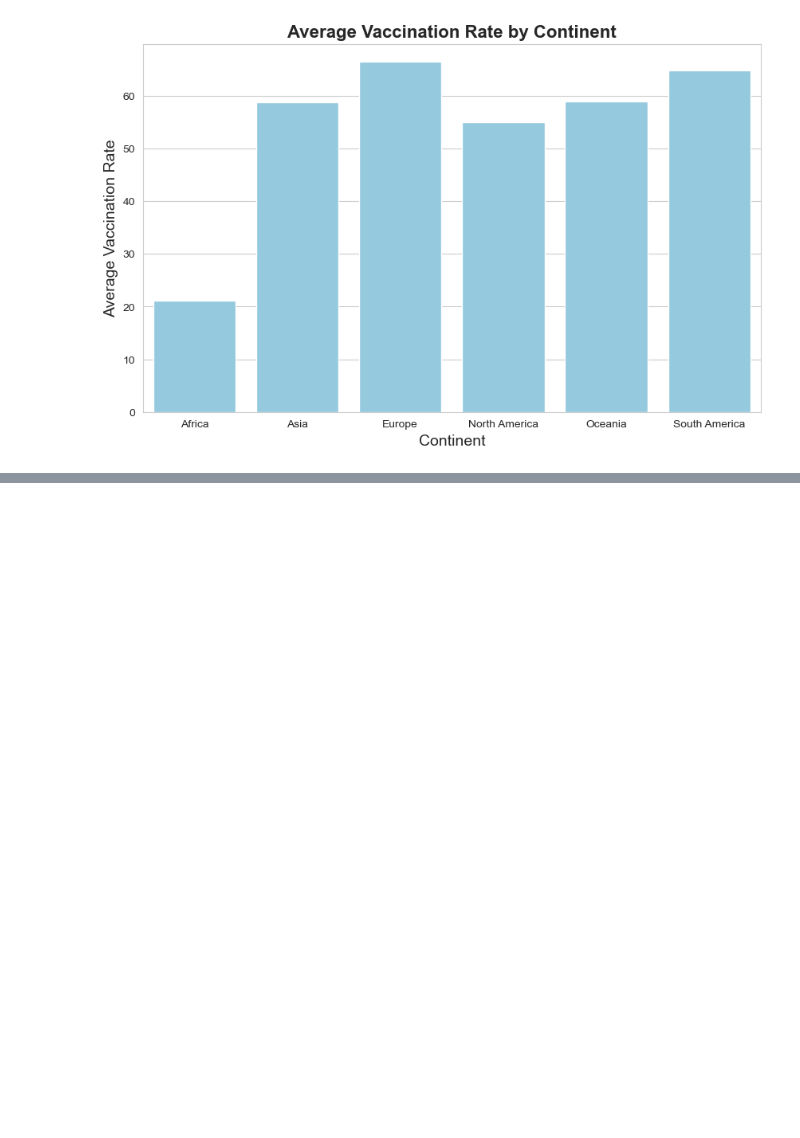
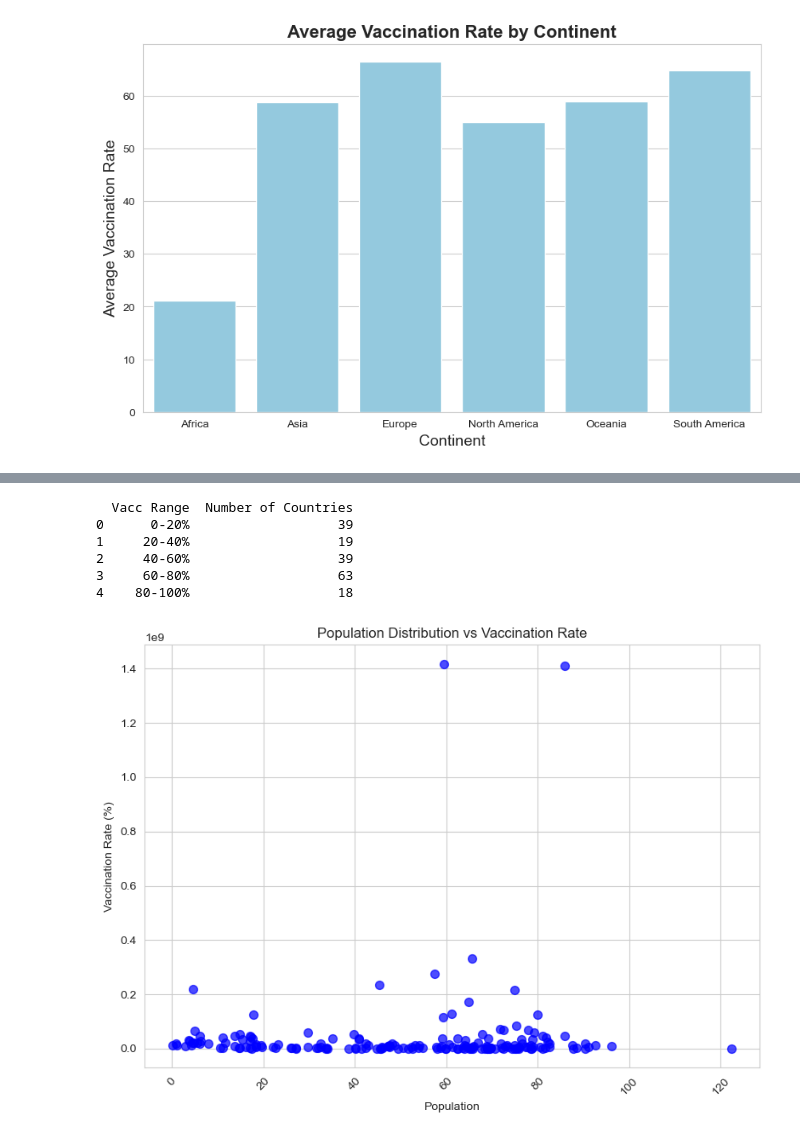
Before and after one commit to nishthaverma/covid-progress, a Jupyter notebook: analysis.ipynb, the cells around one changed output, grey strips where cells are left out. Cells and saved outputs as stored; diff of their text form; code cells hidden in the pictures; blank space fills up the shorter version.

```diff
--- a/analysis.ipynb
+++ b/analysis.ipynb
@@ -121,3 +126,16 @@ plt.ylabel('Average Vaccination Rate', fontsize = 14)
 plt.show()
 # %% [output]
 [figure]
+# %%
+# integrating population data
+pop = pd.read_csv('populations.csv', skiprows = 4)
+print(pop.head())
+poplist = []
+count1 = 0
+count2 = 0
+for country in new_indices['country']:
+    if country in pop['Country Name'].values:
+        index = pop[pop['Country Name'] == country].index[0]
+        poplist.append(pop.at[index, '2022'])
+    else:
+        poplist.append(float('nan'))
@@ -123,0 +149,5 @@ plt.show()
+# %%
+# setting column as poplist, cleaning data again
+new_indices['population'] = poplist
+cleaned_pop = new_indices[new_indices['population'].notna()]
+cleaned_pop['population'].isna().any().sum()
@@ -123,0 +156,7 @@ plt.show()
+# %%
+# scatterplot showing trends between population distribution and vaccination rate
+bins = [0, 20, 40, 60, 80, 100]
+bin_labels = ['0-20%', '20-40%', '40-60%', '60-80%', '80-100%']
+cleaned_pop = pd.DataFrame(cleaned_pop)
+cleaned_pop['Vacc Range'] = pd.cut(cleaned_pop['people_fully_vaccinated_per_hundred'], bins=bins, labels=bin_labels)
+cleaned_pop.head()
@@ -123,0 +170,24 @@ plt.show()
+# %%
+grouped = cleaned_pop.groupby('Vacc Range')['country'].count().reset_index()
+grouped.columns = ['Vacc Range', 'Number of Countries']
+print(grouped)
+# %% [output]
+  Vacc Range  Number of Countries
+0      0-20%                   39
+1     20-40%                   19
+2     40-60%                   39
+3     60-80%                   63
+4    80-100%                   18
+# %%
+cleaned_pop['Vacc Range'] = cleaned_pop['Vacc Range'].astype(str)
+plt.figure(figsize=(8, 6))
+plt.scatter(cleaned_pop['people_fully_vaccinated_per_hundred'], cleaned_pop['population'], s=50, c='blue', alpha=0.7)
+plt.title('Population Distribution vs Vaccination Rate')
+plt.xlabel('Population')
+plt.ylabel('Vaccination Rate (%)')
+plt.xticks(rotation=45)
+plt.grid(True)
+plt.tight_layout()
+plt.show()
+# %% [output]
+[figure, added]
```
Also changed, not shown: parts of 9 cells of this notebook, 2 other files.
